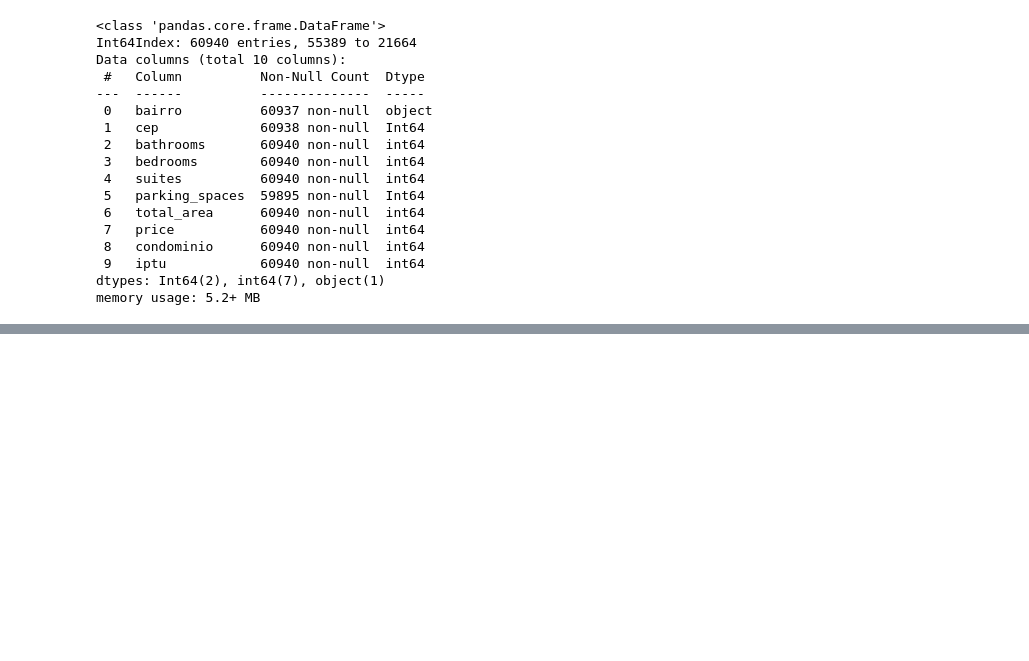
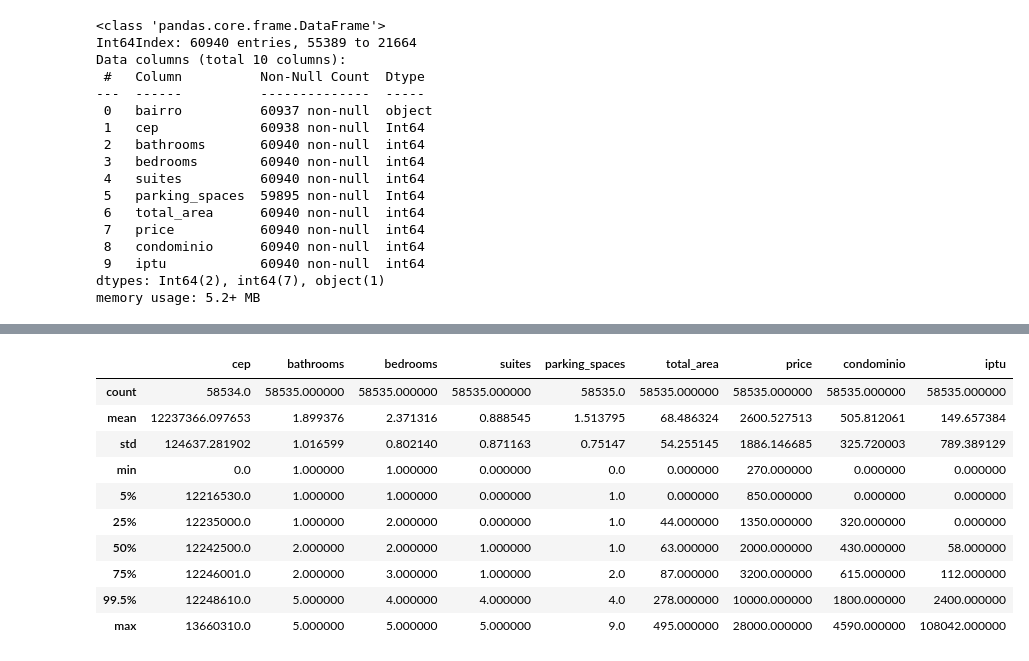
Before and after one commit to fabiollg/PI-4_Predicao_Valores_Imoveis_SJC, a Jupyter notebook: PI_4_Predicao_Valores_Imoveis_SJC.ipynb, the cells around one changed output, grey strips where cells are left out. Cells and saved outputs as stored; diff of their text form; code cells hidden in the pictures; blank space fills up the shorter version.

```diff
--- a/PI_4_Predicao_Valores_Imoveis_SJC.ipynb
+++ b/PI_4_Predicao_Valores_Imoveis_SJC.ipynb
@@ -388,0 +441,14 @@ memory usage: 5.2+ MB
+# %%
+dados_bed_filt.describe(percentiles=[0.05,0.25,0.50,0.75,0.995])
+# %% [output]
+|  | cep | bathrooms | bedrooms | suites | parking_spaces | total_area | price | condominio | iptu |
+| count | 58534.0 | 58535.000000 | 58535.000000 | 58535.000000 | 58535.0 | 58535.000000 | 58535.000000 | 58535.000000 | 58535.000000 |
+| mean | 12237366.097653 | 1.899376 | 2.371316 | 0.888545 | 1.513795 | 68.486324 | 2600.527513 | 505.812061 | 149.657384 |
+| std | 124637.281902 | 1.016599 | 0.802140 | 0.871163 | 0.75147 | 54.255145 | 1886.146685 | 325.720003 | 789.389129 |
+| min | 0.0 | 1.000000 | 1.000000 | 0.000000 | 0.0 | 0.000000 | 270.000000 | 0.000000 | 0.000000 |
+| 5% | 12216530.0 | 1.000000 | 1.000000 | 0.000000 | 1.0 | 0.000000 | 850.000000 | 0.000000 | 0.000000 |
+| 25% | 12235000.0 | 1.000000 | 2.000000 | 0.000000 | 1.0 | 44.000000 | 1350.000000 | 320.000000 | 0.000000 |
+| 50% | 12242500.0 | 2.000000 | 2.000000 | 1.000000 | 1.0 | 63.000000 | 2000.000000 | 430.000000 | 58.000000 |
+| 75% | 12246001.0 | 2.000000 | 3.000000 | 1.000000 | 2.0 | 87.000000 | 3200.000000 | 615.000000 | 112.000000 |
+| 99.5% | 12248610.0 | 5.000000 | 4.000000 | 4.000000 | 4.0 | 278.000000 | 10000.000000 | 1800.000000 | 2400.000000 |
+| max | 13660310.0 | 5.000000 | 5.000000 | 5.000000 | 9.0 | 495.000000 | 28000.000000 | 4590.000000 | 108042.000000 |
```
Also changed, not shown: parts of 3 cells of this notebook.
